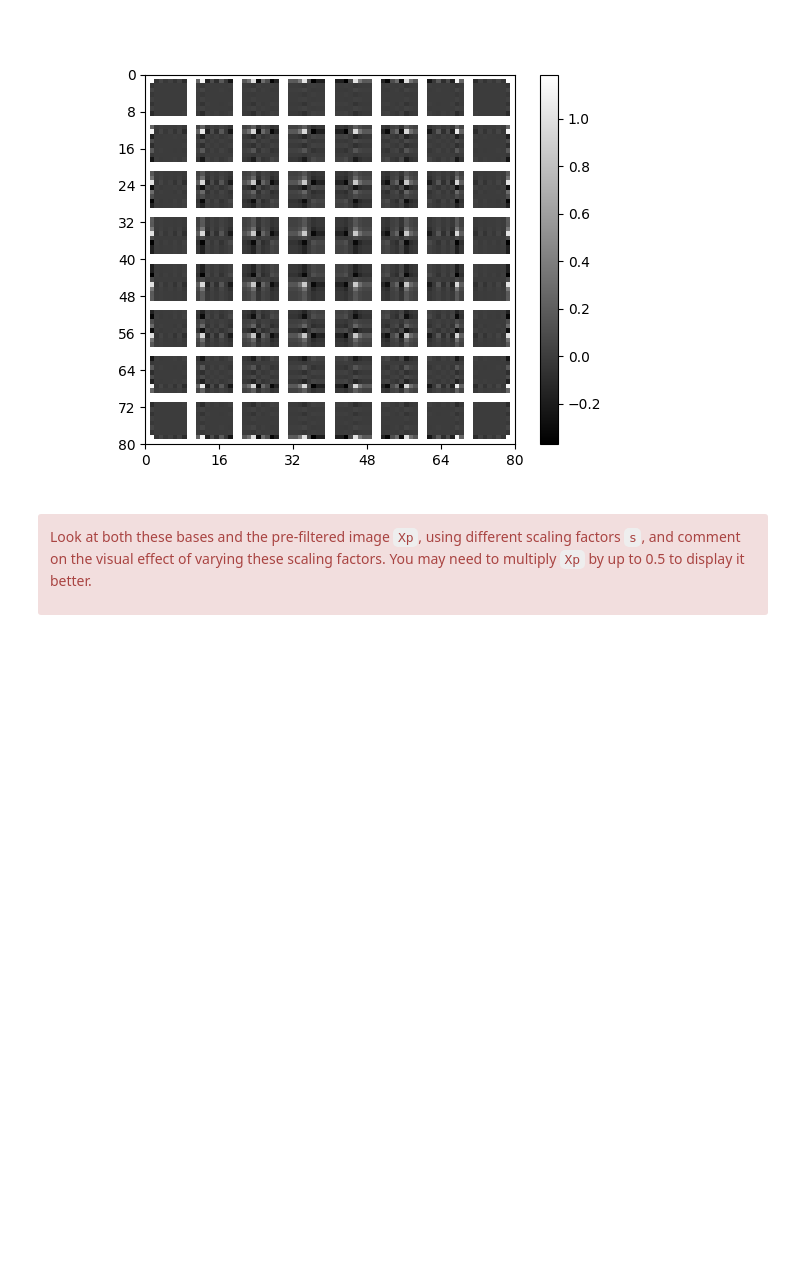
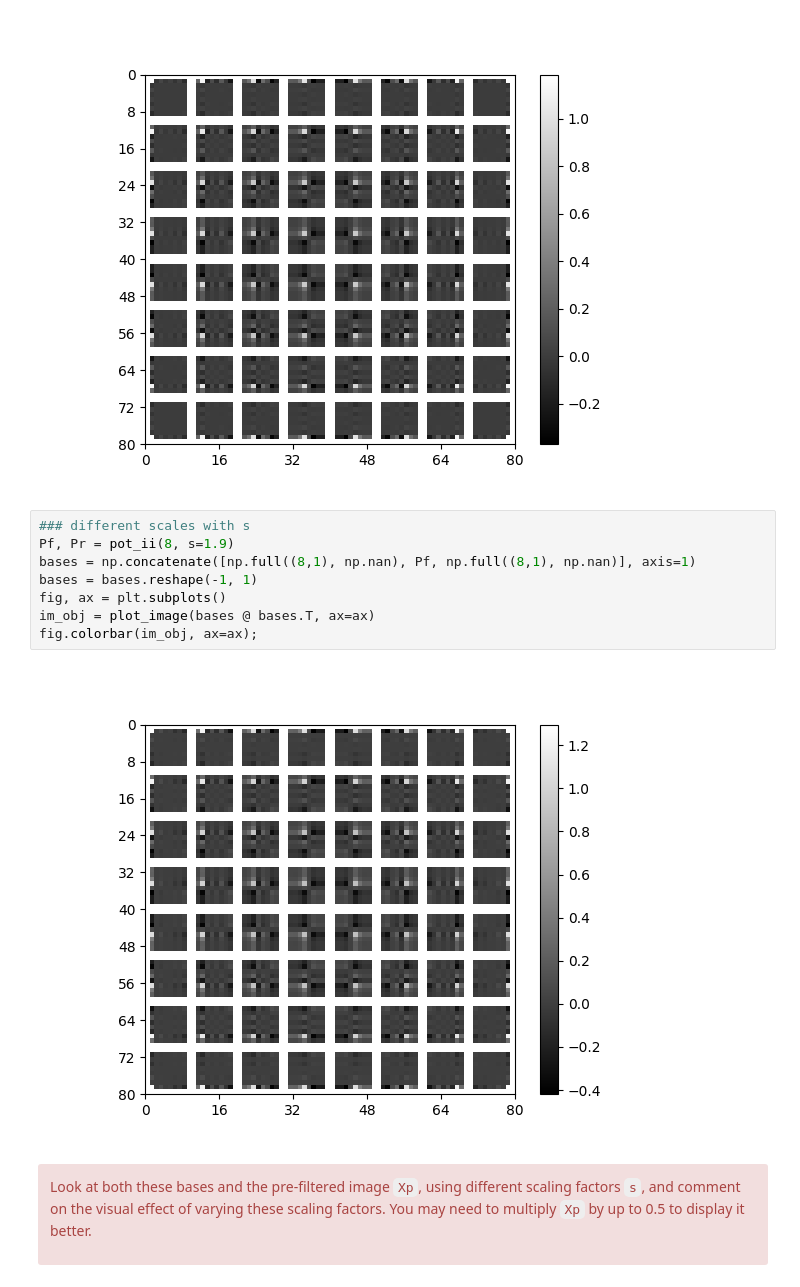
Before and after one commit to Christos-Antonopoulos/cued_sf2_lab, a Jupyter notebook: 8-lbt.ipynb, the cells around one changed output. Drawn from its saved outputs; the diff is of its cells as text; blank space fills up the shorter version.

```diff
--- a/8-lbt.ipynb
+++ b/8-lbt.ipynb
@@ -221,6 +254,16 @@ im_obj = plot_image(bases @ bases.T, ax=ax)
 fig.colorbar(im_obj, ax=ax);
 # %% [output]
 [figure]
+# %%
+### different scales with s
+Pf, Pr = pot_ii(8, s=1.9)
+bases = np.concatenate([np.full((8,1), np.nan), Pf, np.full((8,1), np.nan)], axis=1)
+bases = bases.reshape(-1, 1)
+fig, ax = plt.subplots()
+im_obj = plot_image(bases @ bases.T, ax=ax)
+fig.colorbar(im_obj, ax=ax);
+# %% [output]
+[figure, added]
 # %% [markdown]
 <div class="alert alert-block alert-danger">
 
```
Also changed, not shown: parts of 13 cells of this notebook, 8 other files.
